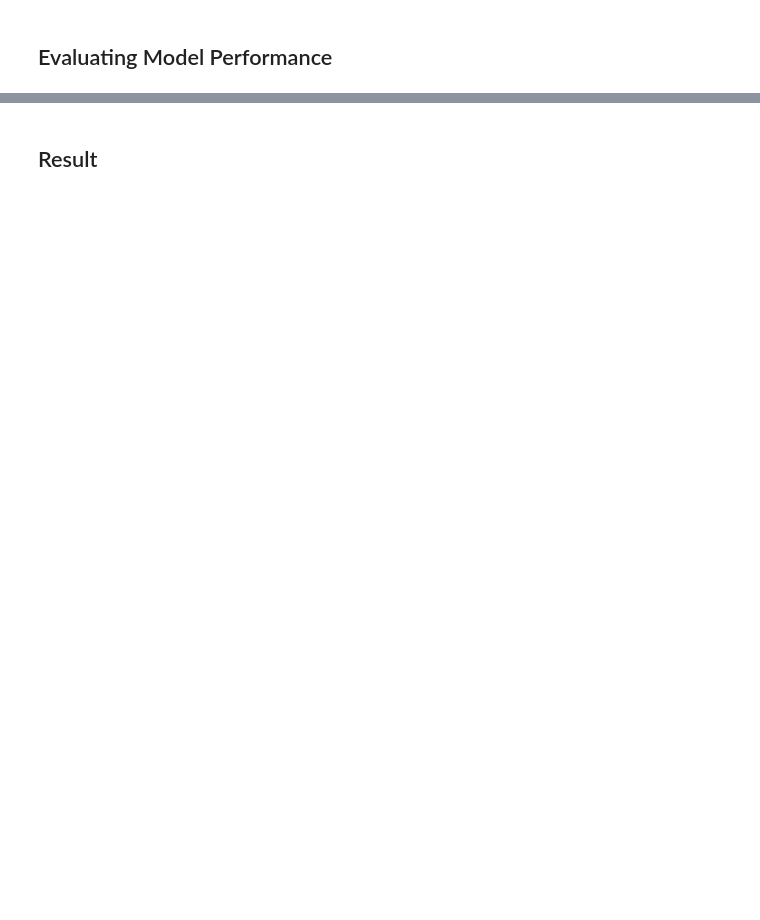
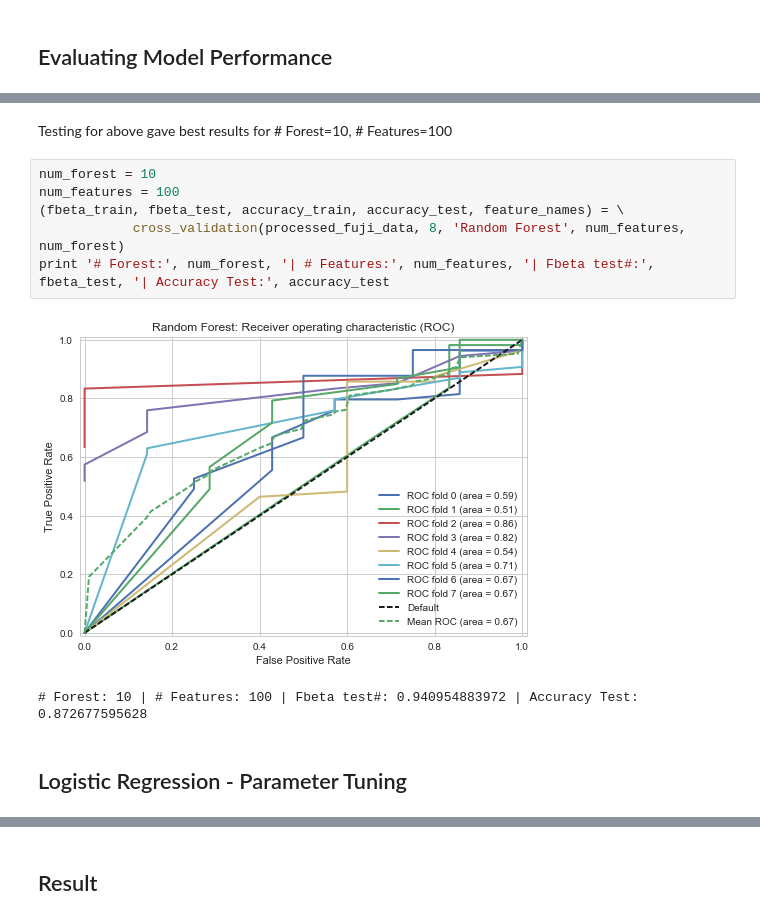
Before and after one commit to nikhilba/Epinions-Sentiment-Analysis, a Jupyter notebook: Analysis/Sentiment_Analysis.ipynb, the cells around one changed output, grey strips where cells are left out. Drawn from its saved outputs; the diff is of its cells as text; blank space fills up the shorter version.

```diff
--- a/Analysis/Sentiment_Analysis.ipynb
+++ b/Analysis/Sentiment_Analysis.ipynb
@@ -606,0 +594,13 @@ confusion matrix:
+# %% [markdown]
+Testing for above gave best results for # Forest=10, # Features=100
+# %%
+num_forest = 10
+num_features = 100
+(fbeta_train, fbeta_test, accuracy_train, accuracy_test, feature_names) = \
+            cross_validation(processed_fuji_data, 8, 'Random Forest', num_features, num_forest)
+print '# Forest:', num_forest, '| # Features:', num_features, '| Fbeta test#:', fbeta_test, '| Accuracy Test:', accuracy_test
+# %% [output]
+[figure, added]
+# Forest: 10 | # Features: 100 | Fbeta test#: 0.940954883972 | Accuracy Test: 0.872677595628
+# %% [markdown]
+## Logistic Regression - Parameter Tuning
```
Also changed, not shown: parts of 24 cells of this notebook.
